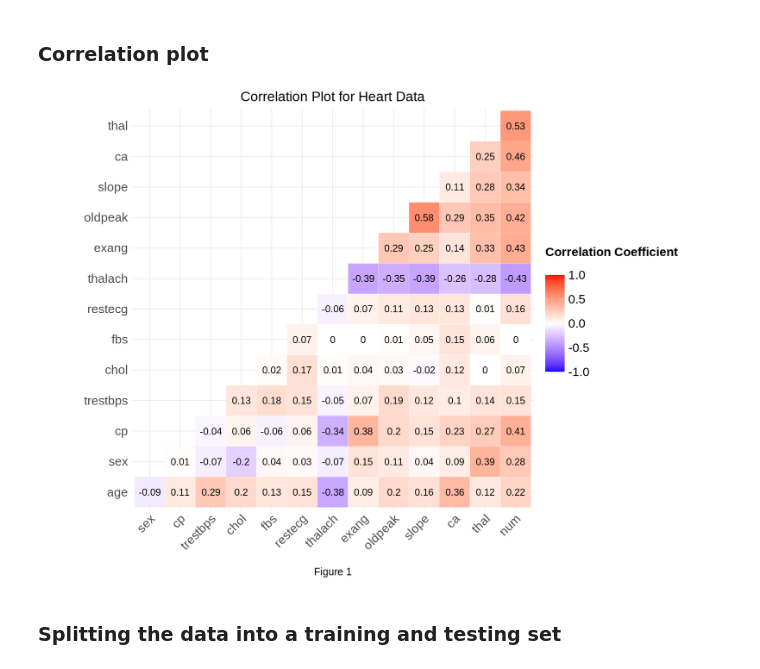
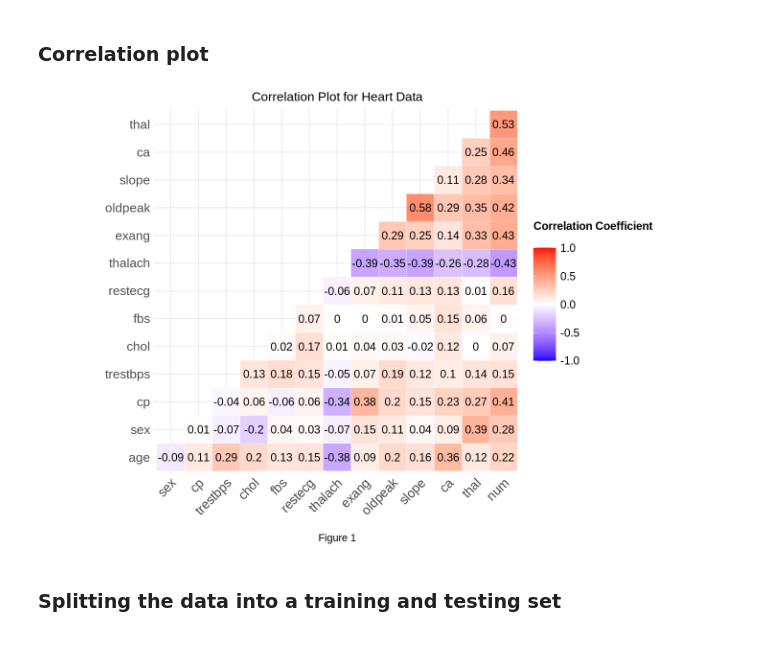
Before and after one commit to kareenaka/dsci100project_kareenakak, a Jupyter notebook: project_proposal.ipynb, the cells around one changed output. Drawn from its saved outputs; the diff is of its cells as text; code cells hidden in the pictures.

```diff
--- a/project_proposal.ipynb
+++ b/project_proposal.ipynb
@@ -144,30 +126,30 @@ A tibble: 920 × 14
 # %% [markdown]
 ### Correlation plot
 # %%
-options(repr.plot.width = 14, repr.plot.height = 10)
+options(repr.plot.width = 12, repr.plot.height = 8)
 
 # The R package corrplot is a tool which can help detect hidden patterns among variables
 
 corr_plot <-
     heart_data |>
     cor(use="complete.obs") |>  # skips NA value rows
     ggcorrplot(outline.col = "white",
                type = "lower",
                lab = TRUE,
                lab_size = 5,
-               tl.cex = 18,
+               tl.cex = 16,
                legend.title = "Correlation Coefficient\n") +
     labs(title = "Correlation Plot for Heart Data",
          caption = "\nFigure 1") +
-    theme(legend.title = element_text(size = 18, face = "bold"),
-          legend.text = element_text(size = 18),
+    theme(legend.title = element_text(size = 14, face = "bold"),
+          legend.text = element_text(size = 14),
           legend.key.size = unit(1, "cm"),
-          plot.title = element_text(size = 20, hjust = 0.5),
-          plot.caption = element_text(size = 15, hjust = 0.5))
+          plot.title = element_text(size = 16, hjust = 0.5),
+          plot.caption = element_text(size = 13, hjust = 0.5))
 
 corr_plot
 # %% [output]
-[figure, old version]
+[figure, new version]
 # %% [markdown]
 ### Splitting the data into a training and testing set
 # %%
```
Also changed, not shown: parts of 3 cells of this notebook.
